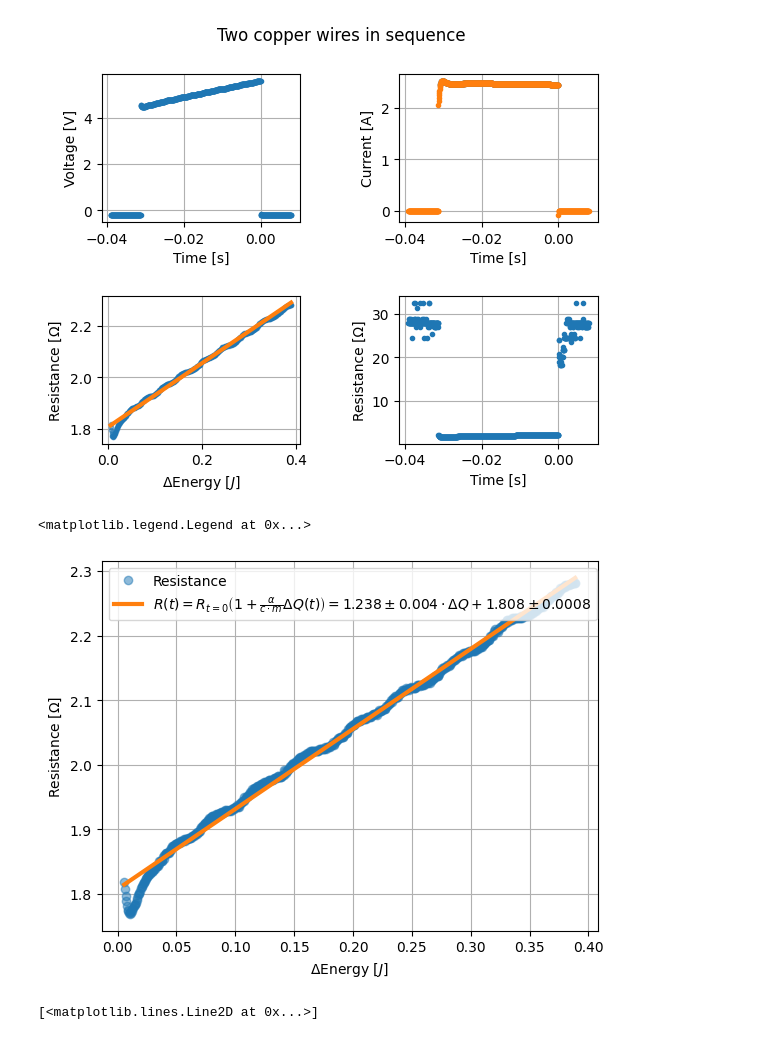
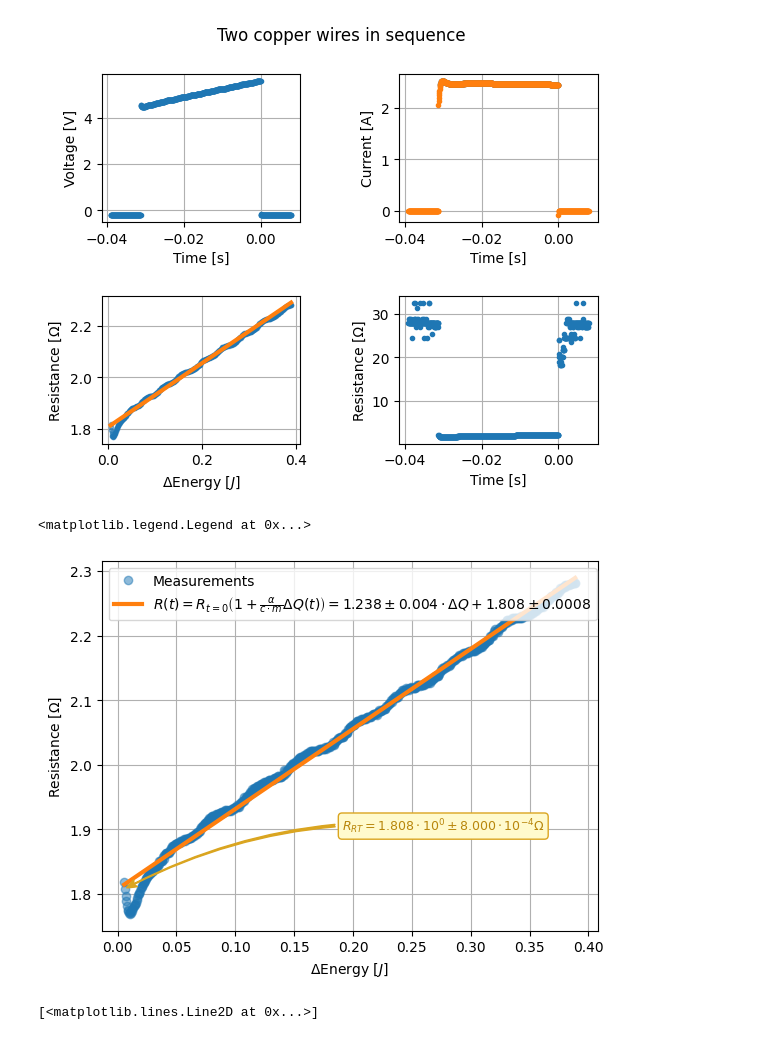
Before and after one commit to katzuv/studies, a Jupyter notebook: 2025S/Lab/06 Resistance/Resistance.ipynb, the cells around one changed output. Drawn from its saved outputs; the diff is of its cells as text; code cells hidden in the pictures.

```diff
--- a/2025S/Lab/06 Resistance/Resistance.ipynb
+++ b/2025S/Lab/06 Resistance/Resistance.ipynb
@@ -201,8 +235,8 @@ def importData(filename):
     return np.loadtxt(filename, delimiter=',', skiprows=59, usecols=[3, 4, 5]).T
 
 
-filename = "Cu1.CSV"
-t, Vx, Vy = importData(filename)
+name = "Cu1.CSV"
+t, Vx, Vy = importData(name)
 
 ### We can use indice slicing to focus only on the data we're interested in:
 t0 = 0  # ms
@@ -499,35 +604,55 @@ d_resistance = np.diff(resistance[720:750])
 end = 750  #np.argmax(d_resistance) + 720
 # resistance = resistance[start:end]
 # TODO: Zero measurements
 
 sliced_resistance = resistance[start:end]
 sliced_energy = energy[start:end]
 
-plt.plot(sliced_energy, sliced_resistance, 'o', label='Resistance', alpha=0.5)
+plt.plot(sliced_energy, sliced_resistance, 'o', label='Measurements', alpha=0.5)
 plt.xlabel(r'$\Delta\mathrm{Energy}\ [J]$')
 plt.ylabel('Resistance [$\Omega$]')
 plt.grid()
 
 # Linear regression
 fit = linregress(sliced_energy, sliced_resistance)
 x_lin = fit.slope * sliced_energy + fit.intercept
 
 digits_amount = 4
 slope = round(fit.slope, digits_amount)
 slope_err = round(fit.stderr, digits_amount)
 intercept = round(fit.intercept, digits_amount)
 intercept_err = round(fit.intercept_stderr, digits_amount)
 copper_sequence = (t[:], energy[:])
 
 plt.plot(sliced_energy, x_lin, '-', label = fr"$R(t) = R_{{t=0}}\left(1+\frac{{\alpha}}{{c \cdot m}} \Delta Q(t)\right)= {slope:.3f} \pm {slope_err:.3f} \cdot \Delta Q + {intercept:.3f} \pm {intercept_err:.4f}$"
 , linewidth=3,)
+intercept_str = (
+    rf"{f'{intercept:.3e}'.split('e')[0]} \cdot 10^{{{int(f'{intercept:.3e}'.split('e')[1])}}}"
+    rf" \pm "
+    rf"{f'{intercept_err:.3e}'.split('e')[0]} \cdot 10^{{{int(f'{intercept_err:.3e}'.split('e')[1])}}}"
+)
 
+
+plt.annotate(
+    rf'$R_{{RT}} = {intercept_str}\Omega$',
+    xy=(sliced_energy[0], intercept),     # Data point (x, y)
+    xytext=(sliced_energy.mean(), intercept * 1.05),  # Annotation text position
+    arrowprops=dict(
+        arrowstyle='Fancy,tail_width=0.2,head_width=.6,head_length=.8',
+        color="goldenrod",
+        connectionstyle="arc3,rad=0.15"
+    ),
+    fontsize=9,
+    color="darkgoldenrod",
+    bbox=dict(boxstyle="round,pad=0.3", fc="lemonchiffon", ec="goldenrod", lw=1),
+    zorder=2
+)
 plt.legend(loc="upper left")
 # TODO: Error bars
 # TODO: Use IEEE notation for bibliography
 # %% [output]
 <matplotlib.legend.Legend at 0x...>
-[figure, old version]
+[figure, new version]
 # %%
 fig, axs = plt.subplots(2,2)
 fig.suptitle("Two copper wires in parallel")
```
Also changed, not shown: parts of 11 cells of this notebook, 13 other files.
